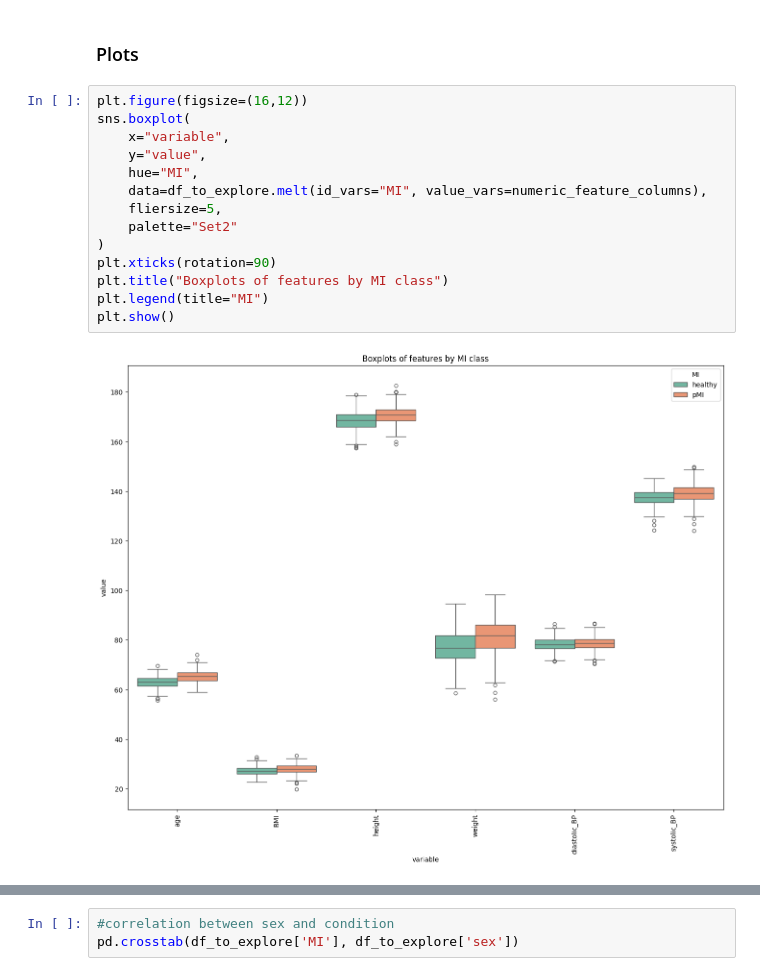
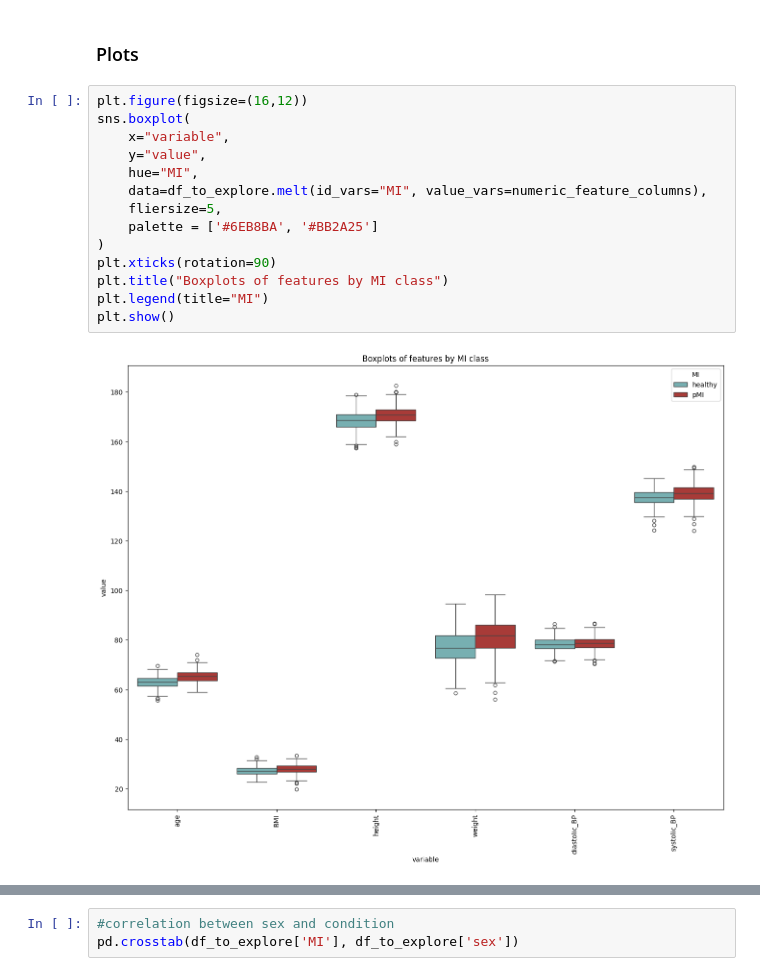
Before and after one commit to emilynurden/myocardial-infarction-predictions, a Jupyter notebook: notebooks:/data_exploration.ipynb, the cells around one changed output, grey strips where cells are left out. Cells and saved outputs as stored; diff of their text form.

```diff
--- a/notebooks:/data_exploration.ipynb
+++ b/notebooks:/data_exploration.ipynb
@@ -113,16 +117,16 @@ numeric_feature_columns
 # %%
 plt.figure(figsize=(16,12))
 sns.boxplot(
     x="variable",
     y="value",
     hue="MI",
     data=df_to_explore.melt(id_vars="MI", value_vars=numeric_feature_columns),
     fliersize=5,
-    palette="Set2"
+    palette = ['#6EB8BA', '#BB2A25']
 )
 plt.xticks(rotation=90)
 plt.title("Boxplots of features by MI class")
 plt.legend(title="MI")
 plt.show()
 # %% [output]
-[figure, old version]
+[figure, new version]
```
Also changed, not shown: parts of 10 cells of this notebook.
